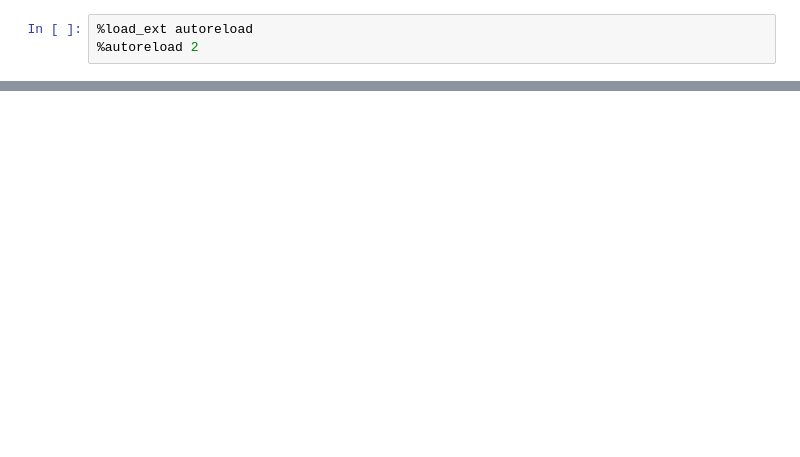
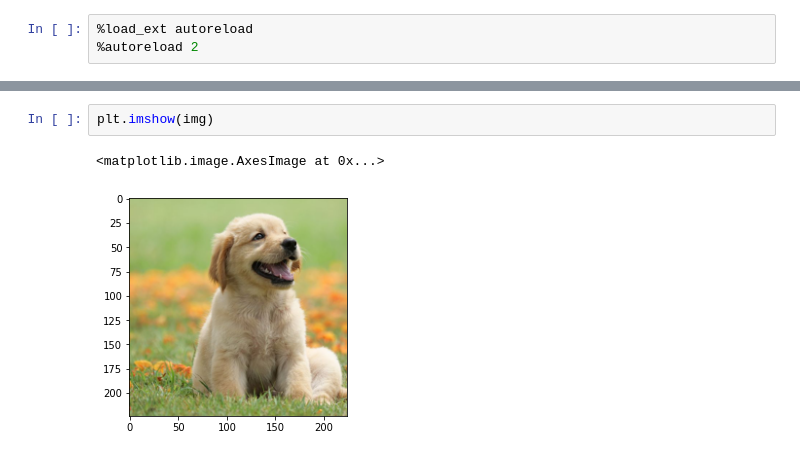
Before and after one commit to hasibzunair/plugnplay, a Jupyter notebook: resusable/test.ipynb, the cells around one changed output, grey strips where cells are left out. Saved outputs shown, nothing was run; the diff lists cells and outputs as text; blank space fills up the shorter version.

```diff
--- a/resusable/test.ipynb
+++ b/resusable/test.ipynb
@@ -41,0 +30,5 @@ a.save("images/person_bg.png")
+# %%
+plt.imshow(img)
+# %% [output]
+<matplotlib.image.AxesImage at 0x...>
+[figure, added]
```
Also changed, not shown: parts of 14 cells of this notebook, 6 other files.
